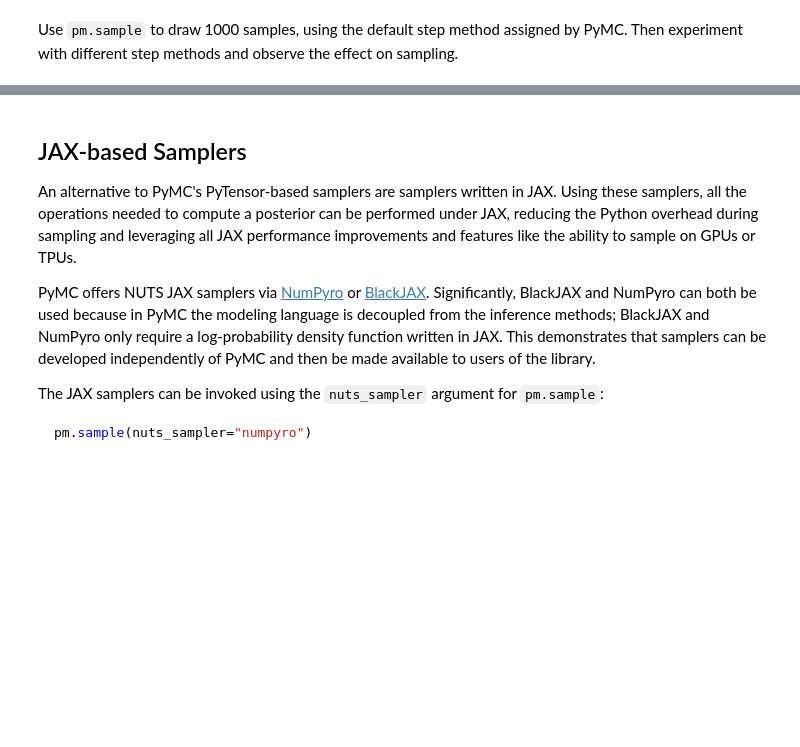
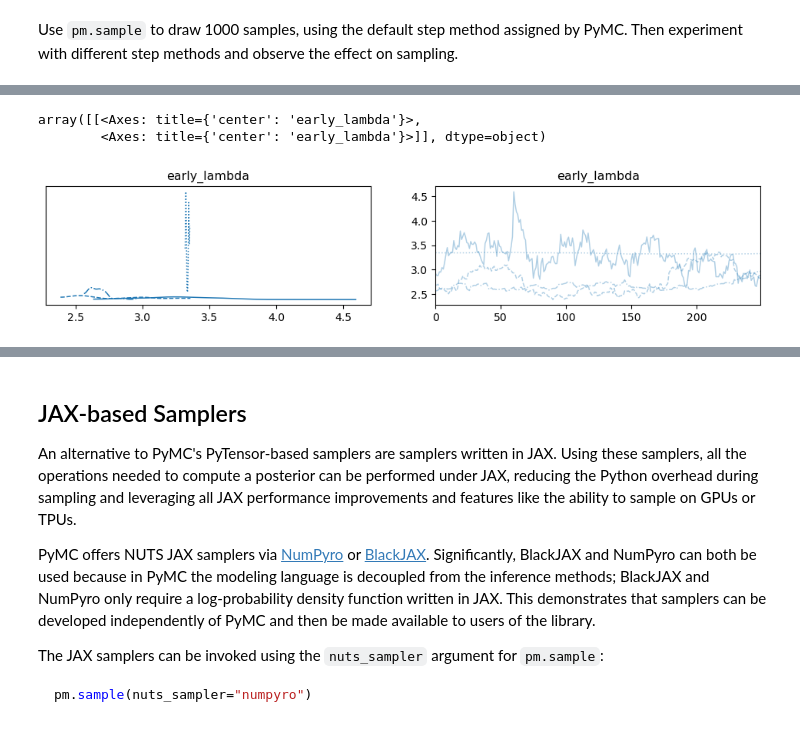
Before and after one commit to fonnesbeck/bayes_course_dec_2023, a Jupyter notebook: notebooks/Section2_2-Model_Building_with_PyMC.ipynb, the cells around one changed output, grey strips where cells are left out. Saved outputs shown, nothing was run; the diff lists cells and outputs as text; code cells hidden in the pictures; blank space fills up the shorter version.

Commit message:
Completed Model Building notebook

```diff
--- a/notebooks/Section2_2-Model_Building_with_PyMC.ipynb
+++ b/notebooks/Section2_2-Model_Building_with_PyMC.ipynb
@@ -638,0 +765,3 @@ Use `pm.sample` to draw 1000 samples, using the default step method assigned by
+# %%
+with model:
+    trace0 = pm.sample(draws=250, target_accept=0.95)
@@ -638,0 +782,6 @@ Use `pm.sample` to draw 1000 samples, using the default step method assigned by
+# %%
+az.plot_trace(trace0, var_names=['early_lambda'])
+# %% [output]
+array([[<Axes: title={'center': 'early_lambda'}>,
+        <Axes: title={'center': 'early_lambda'}>]], dtype=object)
+[figure, added]
```
Also changed, not shown: parts of 40 cells of this notebook.
